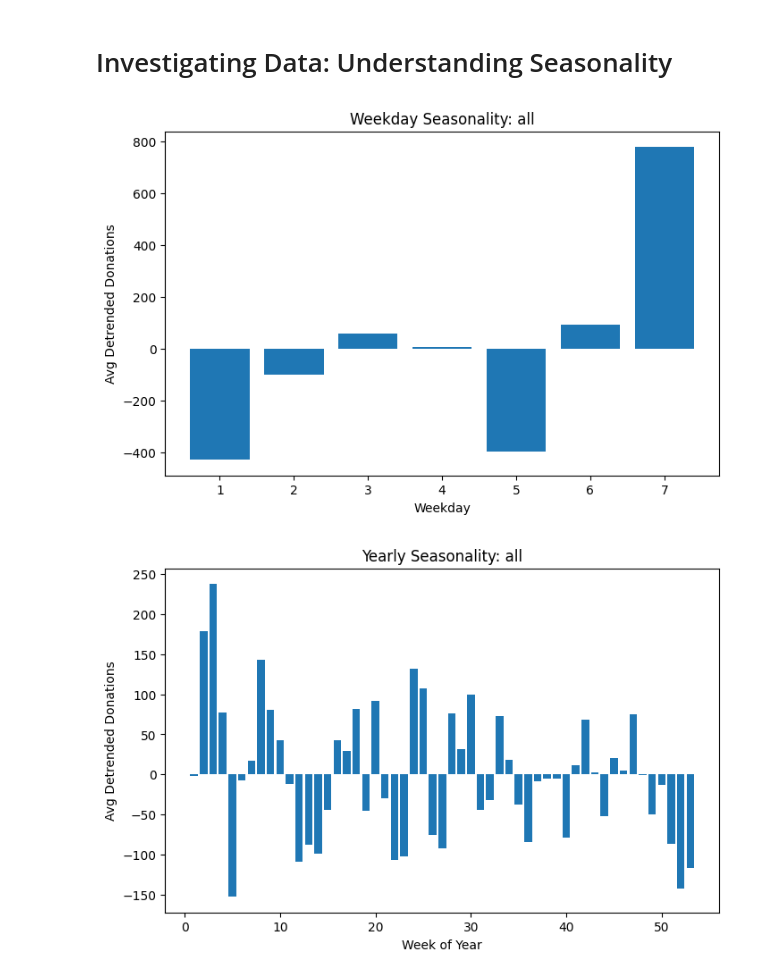
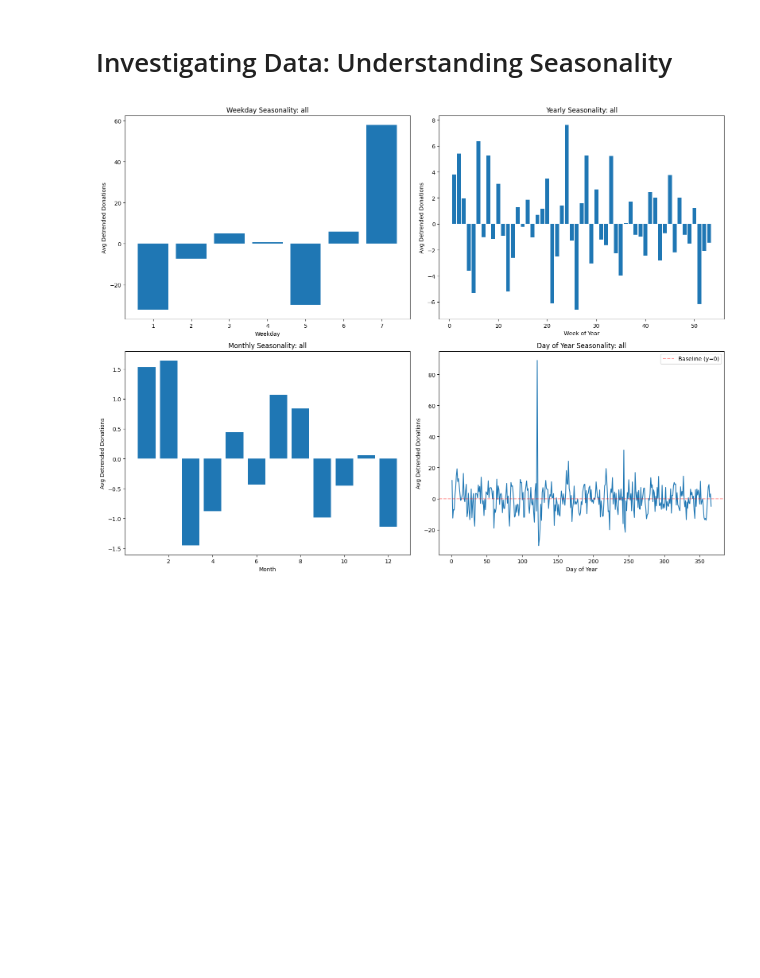
Before and after one commit to jasperschroeder/MalaysiaBloodDonations, a Jupyter notebook: 1_Exploratory_Data_Analysis.ipynb, the cells around one changed output. Drawn from its saved outputs; the diff is of its cells as text; code cells hidden in the pictures; blank space fills up the shorter version.

```diff
--- a/1_Exploratory_Data_Analysis.ipynb
+++ b/1_Exploratory_Data_Analysis.ipynb
@@ -371,9 +393,9 @@ plt.show()
 # Investigating Data: Understanding Seasonality
 # %%
 # Getting a rolling mean for monthly smoothing
-WINDOW_SIZE = 28
+WINDOW_SIZE = 7
 
-df_all = df_all.with_columns(
+analysis_df = analysis_df.with_columns(
     pl.col("all").rolling_mean(WINDOW_SIZE).alias("trend_all"),
     pl.col("a").rolling_mean(WINDOW_SIZE).alias("trend_a"),
     pl.col("b").rolling_mean(WINDOW_SIZE).alias("trend_b"),
@@ -381,7 +403,7 @@ df_all = df_all.with_columns(
     pl.col("o").rolling_mean(WINDOW_SIZE).alias("trend_o"),
 )
 # %%
-df_all = df_all.with_columns(
+analysis_df = analysis_df.with_columns(
     (pl.col("all") - pl.col("trend_all")).alias("detrended_all"),
     (pl.col("a") - pl.col("trend_a")).alias("detrended_a"),
     (pl.col("b") - pl.col("trend_b")).alias("detrended_b"),
@@ -389,7 +411,7 @@ df_all = df_all.with_columns(
     (pl.col("o") - pl.col("trend_o")).alias("detrended_o")
 )
 # %%
-df_all = df_all.with_columns([
+analysis_df = analysis_df.with_columns([
     pl.col("date").dt.weekday().alias("weekday"),
     pl.col("date").dt.week().alias("week"),
     pl.col("date").dt.month().alias("month"),
@@ -406,47 +428,42 @@ def group_dfs(df: pl.dataframe, group_col: str) -> pl.dataframe:
         pl.col("detrended_o").mean().alias("o_avg_seasonality")
     ).sort(group_col)
 
-seasonality_by_dayofyear = group_dfs(df_all, 'day_of_year')
-seasonality_by_weekday = group_dfs(df_all, 'weekday')
-seasonality_by_month = group_dfs(df_all, 'month')
-seasonality_by_week = group_dfs(df_all, 'week')
+seasonality_by_dayofyear = group_dfs(analysis_df, 'day_of_year')
+seasonality_by_weekday = group_dfs(analysis_df, 'weekday')
+seasonality_by_month = group_dfs(analysis_df, 'month')
+seasonality_by_week = group_dfs(analysis_df, 'week')
 # %%
 blood_type = 'all'
-
+fig, axes = plt.subplots(2, 2, figsize=(16, 12))
+y_label = "Avg Detrended Donations"
 
 # Weekday seasonality
-plt.figure(figsize=(8,5))
-plt.bar(seasonality_by_weekday["weekday"].to_numpy(), seasonality_by_weekday[f"{blood_type}_avg_seasonality"].to_numpy())
-plt.title(f"Weekday Seasonality: {blood_type}")
-plt.xlabel("Weekday")
-plt.ylabel("Avg Detrended Donations")
-plt.show()
+axes[0, 0].bar(seasonality_by_weekday["weekday"].to_numpy(), seasonality_by_weekday[f"{blood_type}_avg_seasonality"].to_numpy())
+axes[0, 0].set_title(f"Weekday Seasonality: {blood_type}")
+axes[0, 0].set_xlabel("Weekday")
+axes[0, 0].set_ylabel(y_label)
 
 # Weekly seasonality
-plt.figure(figsize=(8,5))
-plt.bar(seasonality_by_week["week"].to_numpy(), seasonality_by_week[f"{blood_type}_avg_seasonality"].to_numpy())
-plt.title(f"Yearly Seasonality: {blood_type}")
-plt.xlabel("Week of Year")
-plt.ylabel("Avg Detrended Donations")
-plt.show()
+axes[0, 1].bar(seasonality_by_week["week"].to_numpy(), seasonality_by_week[f"{blood_type}_avg_seasonality"].to_numpy())
+axes[0, 1].set_title(f"Yearly Seasonality: {blood_type}")
+axes[0, 1].set_xlabel("Week of Year")
+axes[0, 1].set_ylabel(y_label)
 
 # Monthly seasonality
-plt.figure(figsize=(8,5))
-plt.bar(seasonality_by_month["month"].to_numpy(), seasonality_by_month[f"{blood_type}_avg_seasonality"].to_numpy())
-plt.title(f"Monthly Seasonality: {blood_type}")
-plt.xlabel("Month")
-plt.ylabel("Avg Detrended Donations")
+axes[1, 0].bar(seasonality_by_month["month"].to_numpy(), seasonality_by_month[f"{blood_type}_avg_seasonality"].to_numpy())
+axes[1, 0].set_title(f"Monthly Seasonality: {blood_type}")
+axes[1, 0].set_xlabel("Month")
+axes[1, 0].set_ylabel(y_label)
+
+# Yearly seasonality (day of year)
+axes[1, 1].plot(seasonality_by_dayofyear["day_of_year"].to_numpy(), seasonality_by_dayofyear[f"{blood_type}_avg_seasonality"].to_numpy())
+axes[1, 1].axhline(y=0, color='red', linestyle='--', label='Baseline (y=0)', alpha=0.4)
+axes[1, 1].set_title(f"Day of Year Seasonality: {blood_type}")
+axes[1, 1].set_xlabel("Day of Year")
+axes[1, 1].set_ylabel(y_label)
+axes[1, 1].legend()
+
+plt.tight_layout()
 plt.show()
-
-# Yearly seasonality
-plt.figure(figsize=(8,5))
-plt.plot(seasonality_by_dayofyear["day_of_year"].to_numpy(), seasonality_by_dayofyear[f"{blood_type}_avg_seasonality"].to_numpy())
-plt.axhline(y=0, color='red', linestyle='--', label='Baseline (y=0)', alpha=0.4)
-plt.title(f"Day of Year Seasonality: {blood_type}")
-plt.xlabel("Day of Year")
-plt.ylabel("Avg Detrended Donations")
-plt.legend()
-plt.show()
 # %% [output]
-[figure, old version]
+[figure, new version]
-[figure, removed]
```
Also changed, not shown: parts of 27 cells of this notebook, 4 other files.
